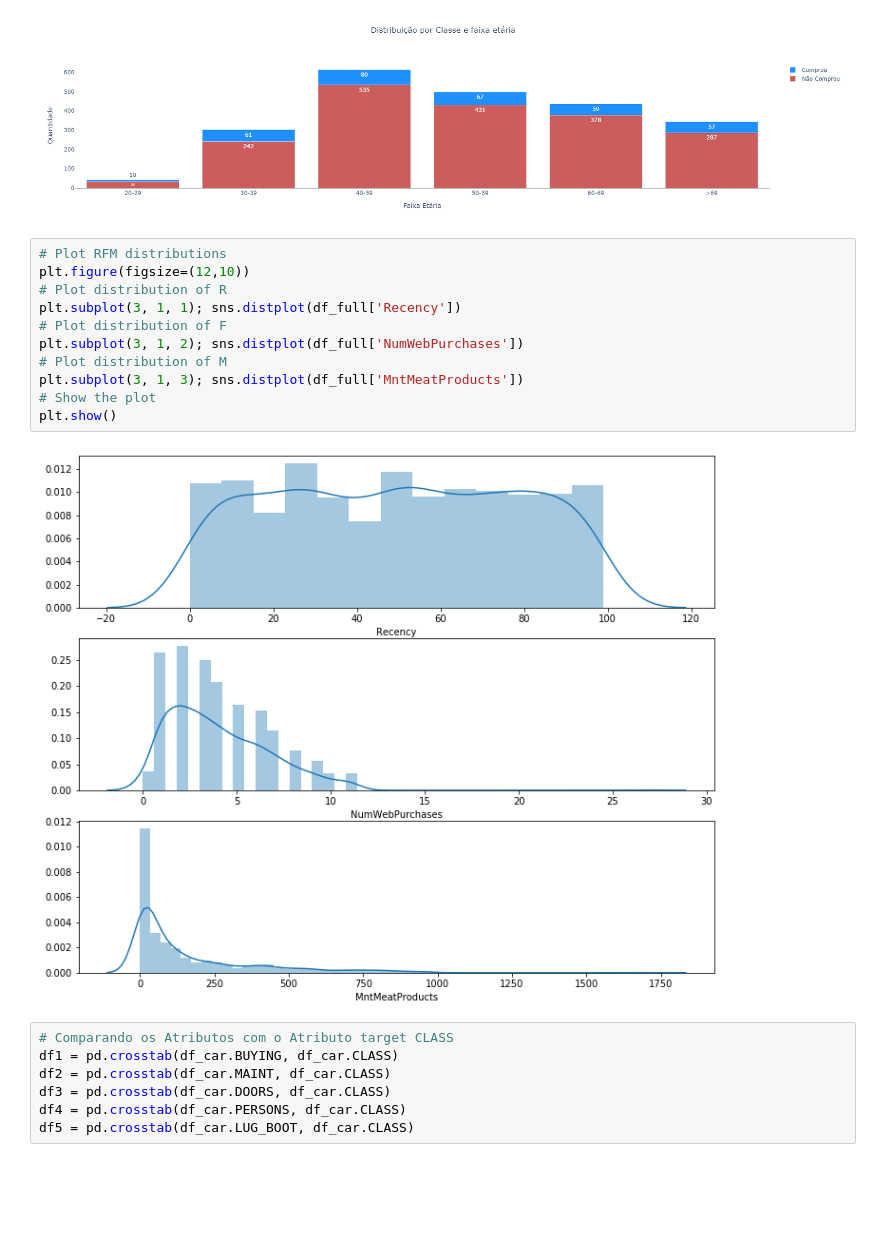
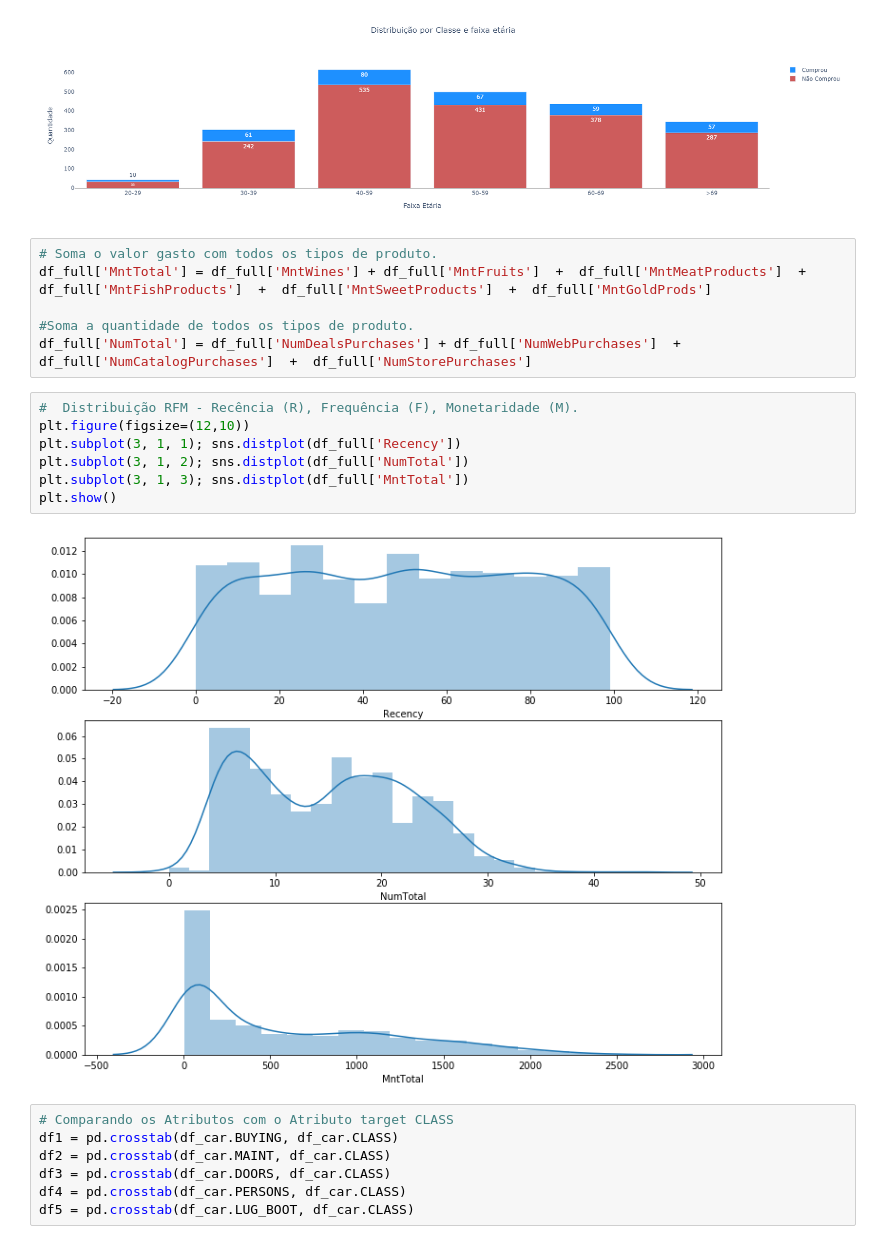
Before and after one commit to charlessodre/charles_estudo_vendas_cliente, a Jupyter notebook: estudo_vendas_cliente.ipynb, the cells around one changed output. Cells and saved outputs as stored; diff of their text form; blank space fills up the shorter version.

```diff
--- a/estudo_vendas_cliente.ipynb
+++ b/estudo_vendas_cliente.ipynb
@@ -290,19 +290,21 @@ fig.update_layout(
 fig.show()
 # %% [output]
 [figure]
+# %%
+# Soma o valor gasto com todos os tipos de produto.
+df_full['MntTotal'] = df_full['MntWines'] + df_full['MntFruits']  +  df_full['MntMeatProducts']  +  df_full['MntFishProducts']  +  df_full['MntSweetProducts']  +  df_full['MntGoldProds']
+
+#Soma a quantidade de todos os tipos de produto.
+df_full['NumTotal'] = df_full['NumDealsPurchases'] + df_full['NumWebPurchases']  +  df_full['NumCatalogPurchases']  +  df_full['NumStorePurchases']
 # %%
-# Plot RFM distributions
+#  Distribuição RFM - Recência (R), Frequência (F), Monetaridade (M).
 plt.figure(figsize=(12,10))
-# Plot distribution of R
 plt.subplot(3, 1, 1); sns.distplot(df_full['Recency'])
-# Plot distribution of F
-plt.subplot(3, 1, 2); sns.distplot(df_full['NumWebPurchases'])
-# Plot distribution of M
-plt.subplot(3, 1, 3); sns.distplot(df_full['MntMeatProducts'])
-# Show the plot
+plt.subplot(3, 1, 2); sns.distplot(df_full['NumTotal'])
+plt.subplot(3, 1, 3); sns.distplot(df_full['MntTotal'])
 plt.show()
 # %% [output]
-[figure, old version]
+[figure, new version]
 # %%
 # Comparando os Atributos com o Atributo target CLASS
 df1 = pd.crosstab(df_car.BUYING, df_car.CLASS)
```
Also changed, not shown: 1 other file.
